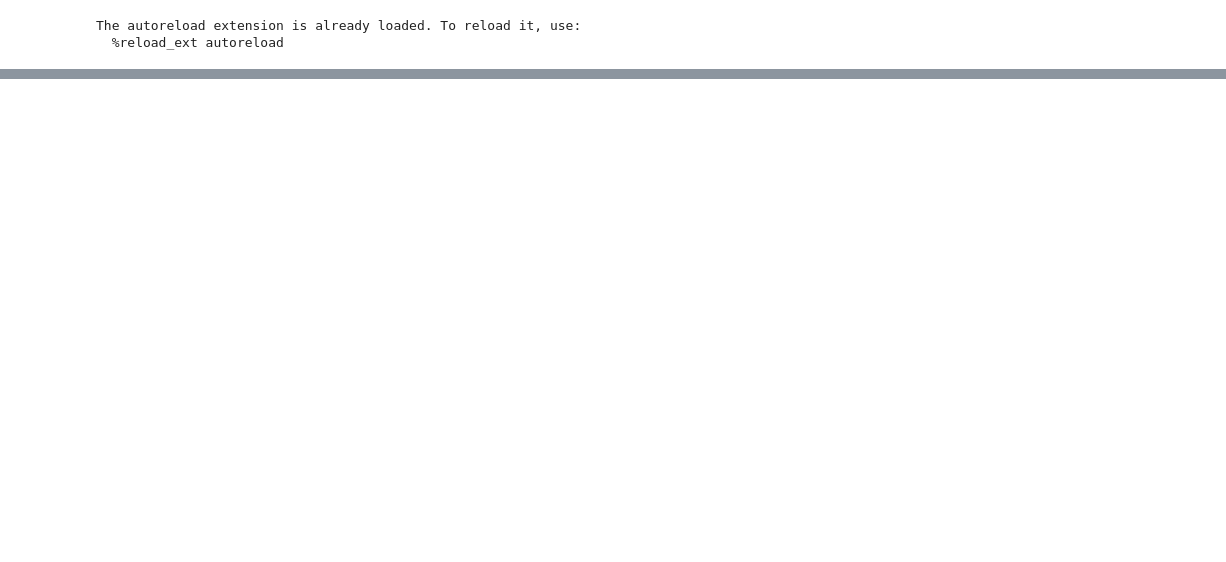
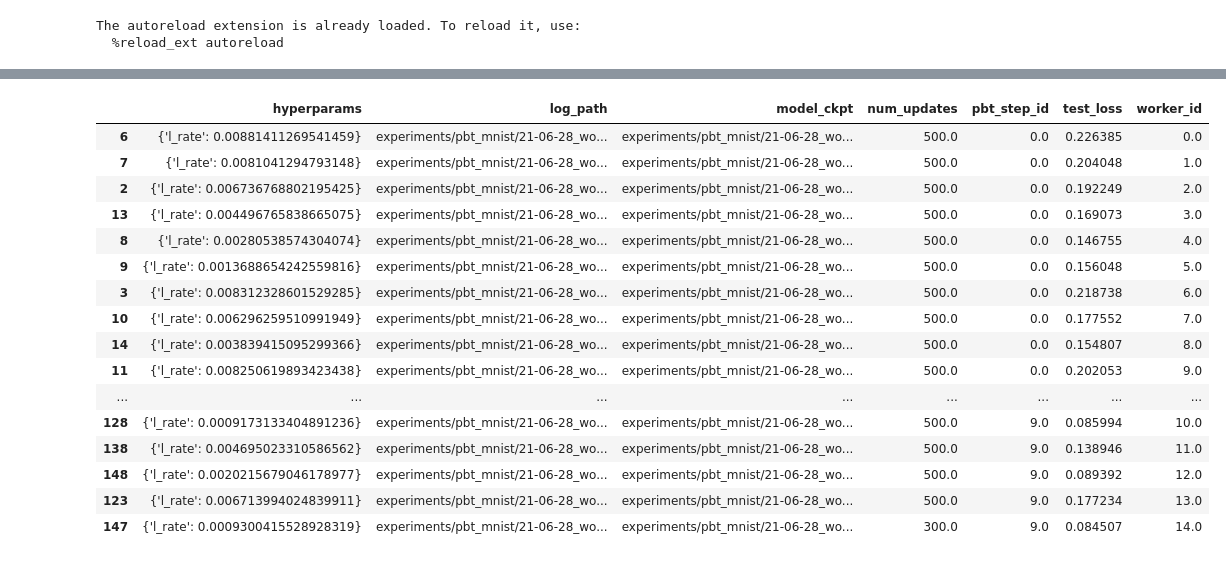
Before and after one commit to mle-infrastructure/mle-toolbox, a Jupyter notebook: notebooks/inspect_pbt.ipynb, the cells around one changed output, grey strips where cells are left out. Saved outputs shown, nothing was run; the diff lists cells and outputs as text; code cells hidden in the pictures; blank space fills up the shorter version.

```diff
--- a/notebooks/inspect_pbt.ipynb
+++ b/notebooks/inspect_pbt.ipynb
@@ -29,0 +42,20 @@ pbt_log[pbt_log["worker_id"] == 0]
+# %%
+pbt_log
+# %% [output]
+|  | hyperparams | log_path | model_ckpt | num_updates | pbt_step_id | test_loss | worker_id |
+| 6 | {'l_rate': 0.00881411269541459} | experiments/pbt_mnist/21-06-28_wo... | experiments/pbt_mnist/21-06-28_wo... | 500.0 | 0.0 | 0.226385 | 0.0 |
+| 7 | {'l_rate': 0.0081041294793148} | experiments/pbt_mnist/21-06-28_wo... | experiments/pbt_mnist/21-06-28_wo... | 500.0 | 0.0 | 0.204048 | 1.0 |
+| 2 | {'l_rate': 0.006736768802195425} | experiments/pbt_mnist/21-06-28_wo... | experiments/pbt_mnist/21-06-28_wo... | 500.0 | 0.0 | 0.192249 | 2.0 |
+| 13 | {'l_rate': 0.004496765838665075} | experiments/pbt_mnist/21-06-28_wo... | experiments/pbt_mnist/21-06-28_wo... | 500.0 | 0.0 | 0.169073 | 3.0 |
+| 8 | {'l_rate': 0.00280538574304074} | experiments/pbt_mnist/21-06-28_wo... | experiments/pbt_mnist/21-06-28_wo... | 500.0 | 0.0 | 0.146755 | 4.0 |
+| 9 | {'l_rate': 0.0013688654242559816} | experiments/pbt_mnist/21-06-28_wo... | experiments/pbt_mnist/21-06-28_wo... | 500.0 | 0.0 | 0.156048 | 5.0 |
+| 3 | {'l_rate': 0.008312328601529285} | experiments/pbt_mnist/21-06-28_wo... | experiments/pbt_mnist/21-06-28_wo... | 500.0 | 0.0 | 0.218738 | 6.0 |
+| 10 | {'l_rate': 0.006296259510991949} | experiments/pbt_mnist/21-06-28_wo... | experiments/pbt_mnist/21-06-28_wo... | 500.0 | 0.0 | 0.177552 | 7.0 |
+| 14 | {'l_rate': 0.003839415095299366} | experiments/pbt_mnist/21-06-28_wo... | experiments/pbt_mnist/21-06-28_wo... | 500.0 | 0.0 | 0.154807 | 8.0 |
+| 11 | {'l_rate': 0.008250619893423438} | experiments/pbt_mnist/21-06-28_wo... | experiments/pbt_mnist/21-06-28_wo... | 500.0 | 0.0 | 0.202053 | 9.0 |
+| ... | ... | ... | ... | ... | ... | ... | ... |
+| 128 | {'l_rate': 0.0009173133404891236} | experiments/pbt_mnist/21-06-28_wo... | experiments/pbt_mnist/21-06-28_wo... | 500.0 | 9.0 | 0.085994 | 10.0 |
+| 138 | {'l_rate': 0.004695023310586562} | experiments/pbt_mnist/21-06-28_wo... | experiments/pbt_mnist/21-06-28_wo... | 500.0 | 9.0 | 0.138946 | 11.0 |
+| 148 | {'l_rate': 0.0020215679046178977} | experiments/pbt_mnist/21-06-28_wo... | experiments/pbt_mnist/21-06-28_wo... | 500.0 | 9.0 | 0.089392 | 12.0 |
+| 123 | {'l_rate': 0.006713994024839911} | experiments/pbt_mnist/21-06-28_wo... | experiments/pbt_mnist/21-06-28_wo... | 500.0 | 9.0 | 0.177234 | 13.0 |
+| 147 | {'l_rate': 0.0009300415528928319} | experiments/pbt_mnist/21-06-28_wo... | experiments/pbt_mnist/21-06-28_wo... | 300.0 | 9.0 | 0.084507 | 14.0 |
```
Also changed, not shown: parts of 5 cells of this notebook, 2 other files.
